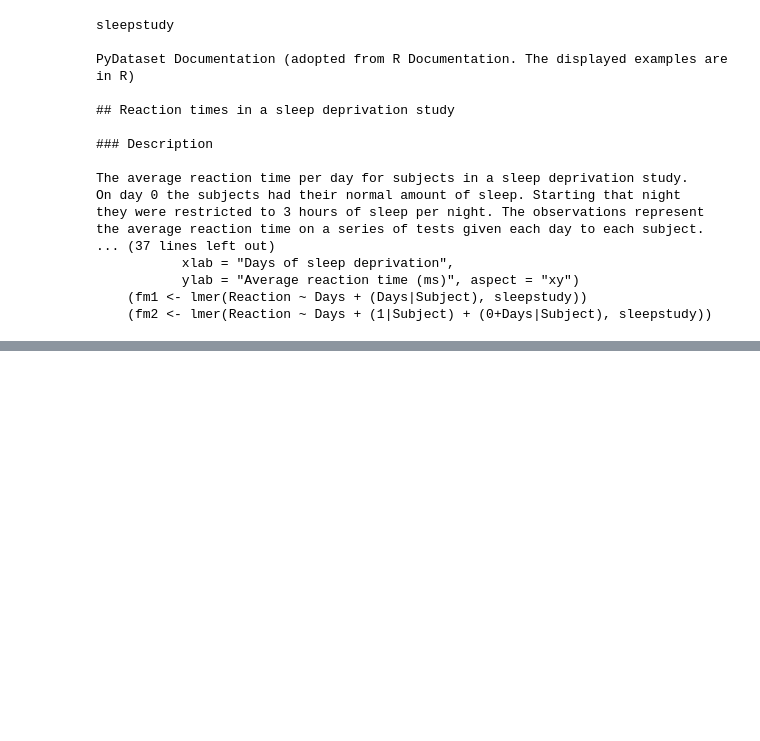
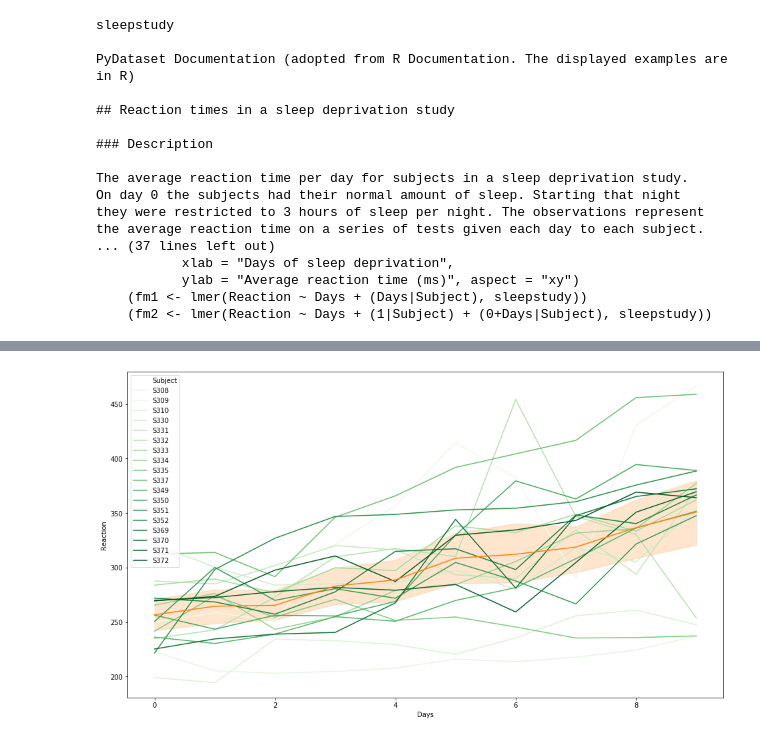
Before and after one commit to RyanMcCall/python-exercises, a Jupyter notebook: 4.8.5_seaborn_exercises.ipynb, the cells around one changed output, grey strips where cells are left out. Drawn from its saved outputs; the diff is of its cells as text; code cells hidden in the pictures; blank space fills up the shorter version.

Commit message:
Fix last graph

```diff
--- a/4.8.5_seaborn_exercises.ipynb
+++ b/4.8.5_seaborn_exercises.ipynb
@@ -410,0 +404,2 @@ reaction_by_days_per_subject.set(xlim=(0,10), ylim=(190, 500))
+# %%
+sleep.Subject = sleep.Subject.astype(str).apply(lambda number: 'S' + number)
@@ -410,0 +417,7 @@ reaction_by_days_per_subject.set(xlim=(0,10), ylim=(190, 500))
+# %%
+plt.figure(figsize=(16,9))
+sns.lineplot(x='Days', y='Reaction', hue='Subject', data=sleep, palette='Greens')
+sns.lineplot(x='Days', y='Reaction', data=sleep, estimator='mean')
+plt.show()
+# %% [output]
+[figure, added]
```
Also changed, not shown: parts of 4 cells of this notebook.
